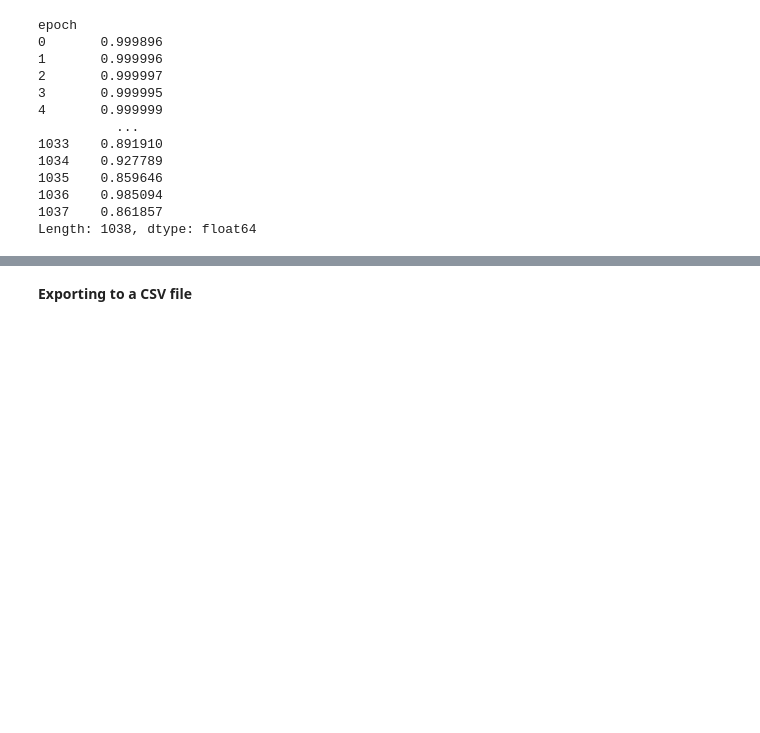
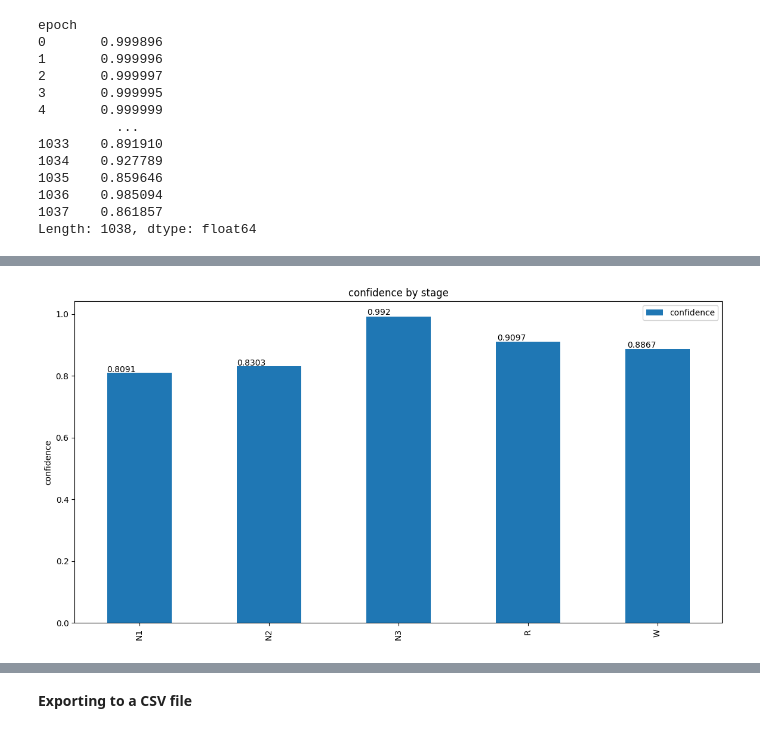
Before and after one commit to tmorshed/yasa, a Jupyter notebook: notebooks/14_automatic_sleep_staging.ipynb, the cells around one changed output, grey strips where cells are left out. Saved outputs shown, nothing was run; the diff lists cells and outputs as text; code cells hidden in the pictures; blank space fills up the shorter version.

```diff
--- a/notebooks/14_automatic_sleep_staging.ipynb
+++ b/notebooks/14_automatic_sleep_staging.ipynb
@@ -189,0 +192,5 @@ confidence.plot(kind='hist', bins=100, alpha=0.5);
+# %%
+cf = confidence.to_frame()
+cf.columns = ['confidence']
+stagecf=cf.join(pd.DataFrame(hypno, columns=['hypno']), how='outer')
+stagecf.set_index(['hypno'])
@@ -189,0 +222,13 @@ confidence.plot(kind='hist', bins=100, alpha=0.5);
+# %%
+ax = stagecf.groupby(['hypno']
+                    ).aggregate(np.mean
+                                ).plot(
+                                    kind='bar',
+                                    figsize=(14,7),
+                                    title='confidence by stage',
+                                    xlabel='',
+                                    ylabel='confidence');
+for p in ax.patches:
+    ax.annotate(str(round(p.get_height(), 4)), (p.get_x() * 1.005, p.get_height() * 1.005))
+# %% [output]
+[figure, added]
```
Also changed, not shown: parts of 9 cells of this notebook.
